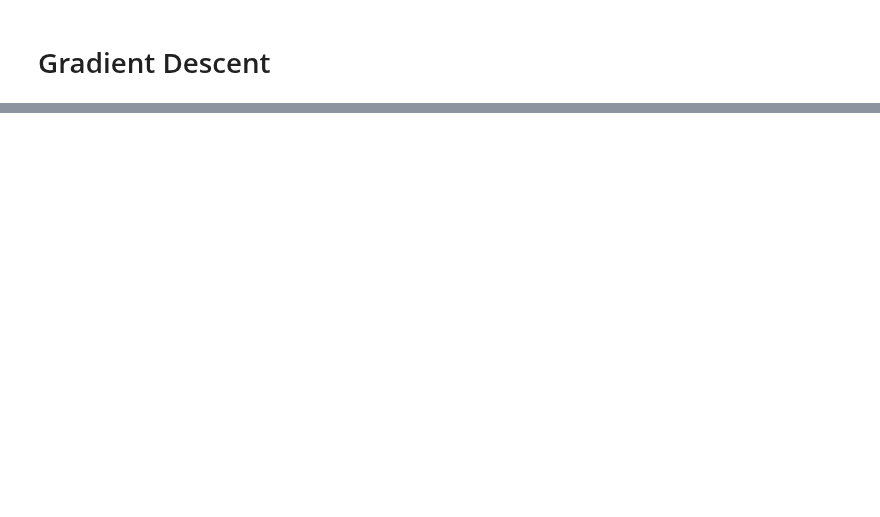
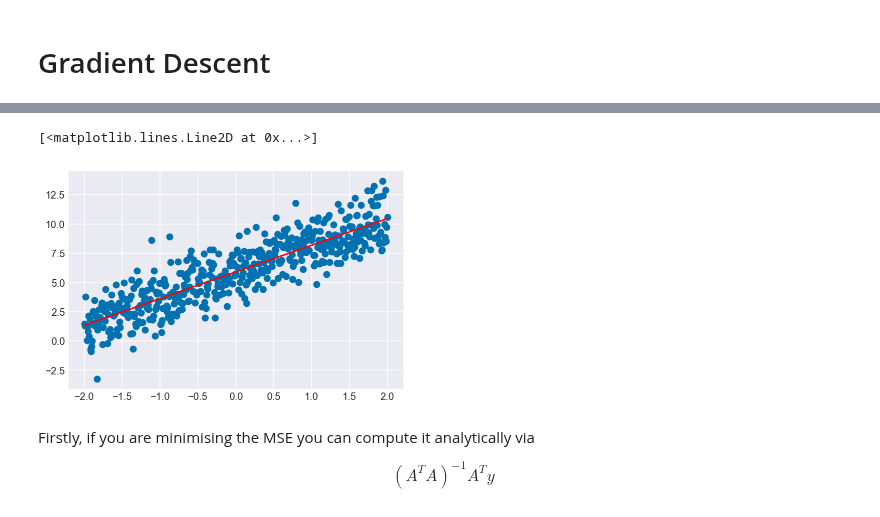
Before and after one commit to TomKealy/TomKealy.github.io, a Jupyter notebook: blog/gradient-descent/index.ipynb, the cells around one changed output, grey strips where cells are left out. Cells and saved outputs as stored; diff of their text form; code cells hidden in the pictures; blank space fills up the shorter version.

```diff
--- a/blog/gradient-descent/index.ipynb
+++ b/blog/gradient-descent/index.ipynb
@@ -42,0 +109,13 @@ with $ S_{\lambda}(z) = \frac{1}{1+\lambda}(z) $ for $ \lVert x \rVert_2^2 $ and
+# %%
+x = np.linspace(-2.0, 2.0)
+yhat = x * theta[0] + theta[1]
+# %%
+plt.scatter(X[:,0], y)
+plt.plot(x, yhat, "r-")
+# %% [output]
+[<matplotlib.lines.Line2D at 0x...>]
+[figure, added]
+# %% [markdown]
+Firstly, if you are minimising the MSE you can compute it analytically via
+
+$$ (A^T A)^{-1} A^Ty $$
```
Also changed, not shown: parts of 18 cells of this notebook, 9 other files.
